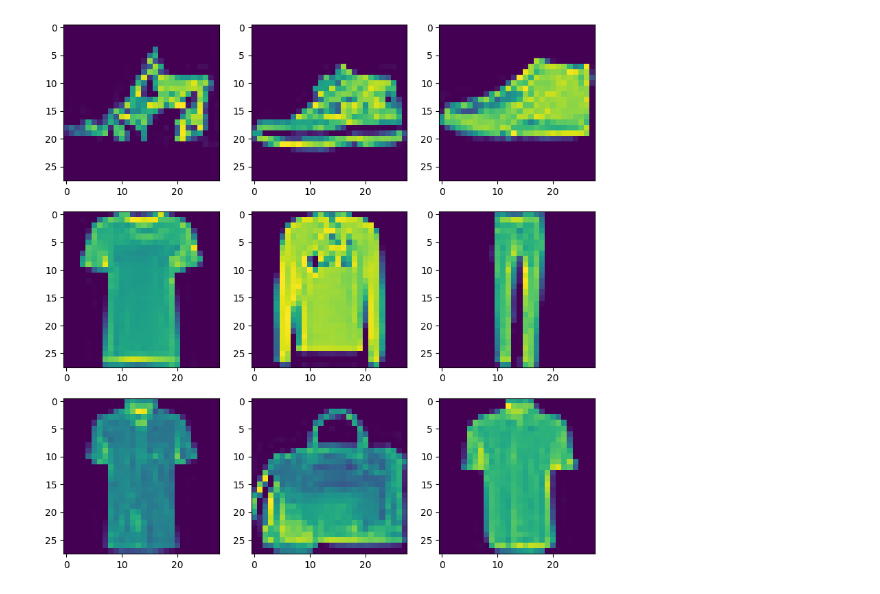
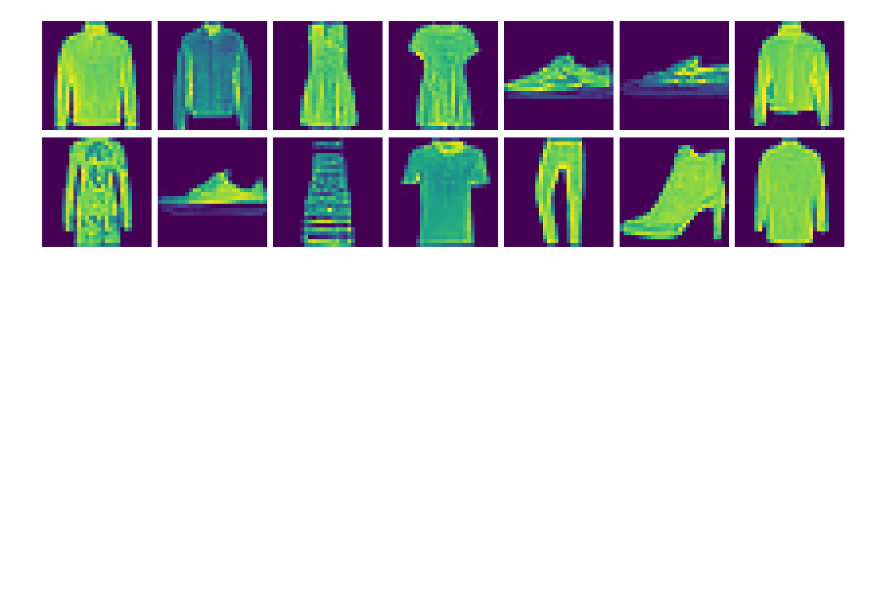
Before and after one commit to DanyeongLee/sde-diffusion-pytorch, a Jupyter notebook: sampling.ipynb, the cells around one changed output. Cells and saved outputs as stored; diff of their text form; code cells hidden in the pictures; blank space fills up the shorter version.

Commit message:
add samples

```diff
--- a/sampling.ipynb
+++ b/sampling.ipynb
@@ -20,11 +20,13 @@ samples = torch.clamp(samples, 0, 1)
 # %%
 import matplotlib.pyplot as plt
 from torchvision.transforms.functional import to_pil_image
 
-fig = plt.figure(figsize=(10, 10))
-for i in range(1, 10):
-    fig.add_subplot(3, 3, i)
+fig = plt.figure(figsize=(20, 6))
+for i in range(1, 15):
+    fig.add_subplot(2, 7, i)
+    plt.axis('off')
     plt.imshow(to_pil_image(samples[i]))
-plt.show()
+    plt.tight_layout()
+plt.savefig('samples.png')
 # %% [output]
-[figure, old version]
+[figure, new version]
```
Also changed, not shown: 1 other file.
